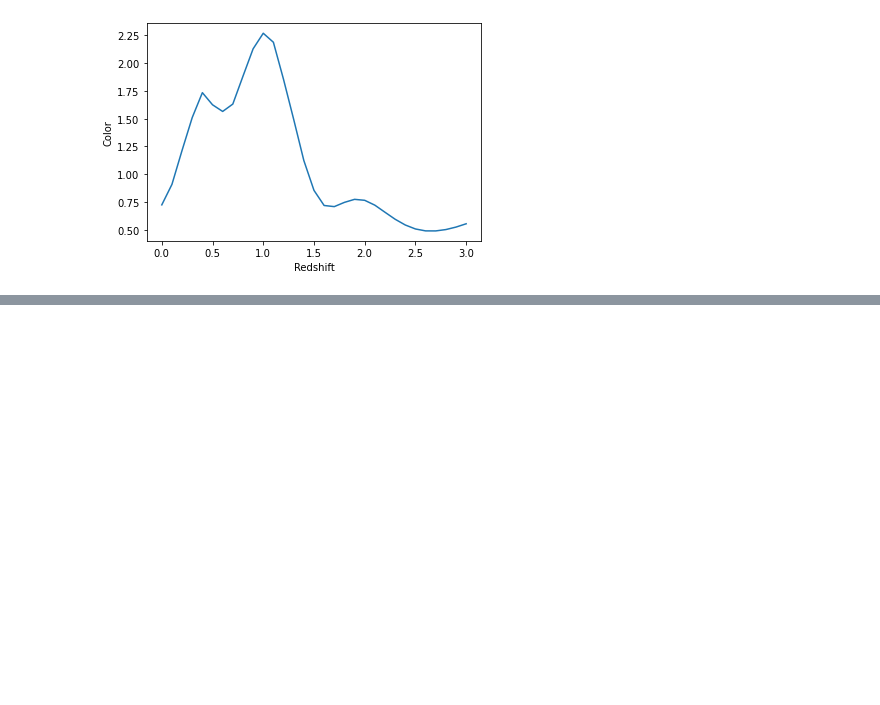
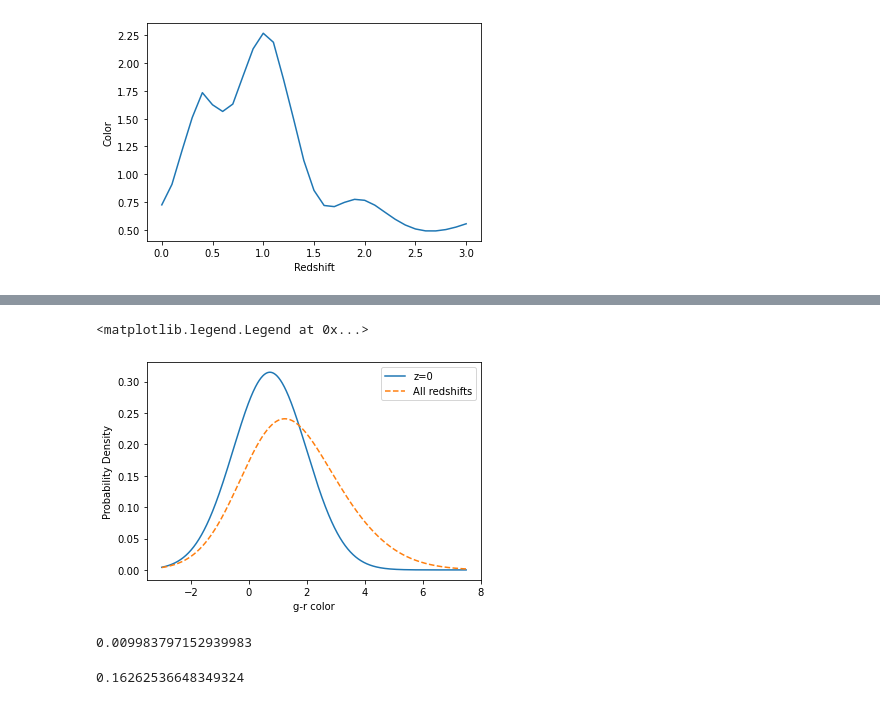
Before and after one commit to dirac-institute/uw-premap-2022-photoz, a Jupyter notebook: magnitudes.ipynb, the cells around one changed output, grey strips where cells are left out. Saved outputs shown, nothing was run; the diff lists cells and outputs as text; code cells hidden in the pictures; blank space fills up the shorter version.

```diff
--- a/magnitudes.ipynb
+++ b/magnitudes.ipynb
@@ -284,0 +338,19 @@ Text(0, 0.5, 'Color')
+# %%
+plt.plot(color_range, gal_z_0.pdf(color_range), label = 'z=0')
+#plt.plot(color_range, gal_z_0p5.pdf(color_range), label = 'z=0.5')
+#plt.plot(color_range, gal_z_1p0.pdf(color_range), label = 'z=1.0')
+plt.plot(color_range, combined_pdf, '--', label = 'All redshifts')
+plt.xlabel('g-r color')
+plt.ylabel('Probability Density')
+plt.legend()
+# %% [output]
+<matplotlib.legend.Legend at 0x...>
+[figure, added]
+# %%
+np.sum(0.01*gal_z_0.pdf(color_range)*0.01)
+# %% [output]
+0.009983797152939983
+# %%
+np.sum(kl_div(0.01*gal_z_0.pdf(color_range), 0.01*combined_pdf))
+# %% [output]
+0.16262536648349324
```
Also changed, not shown: parts of 11 cells of this notebook.
